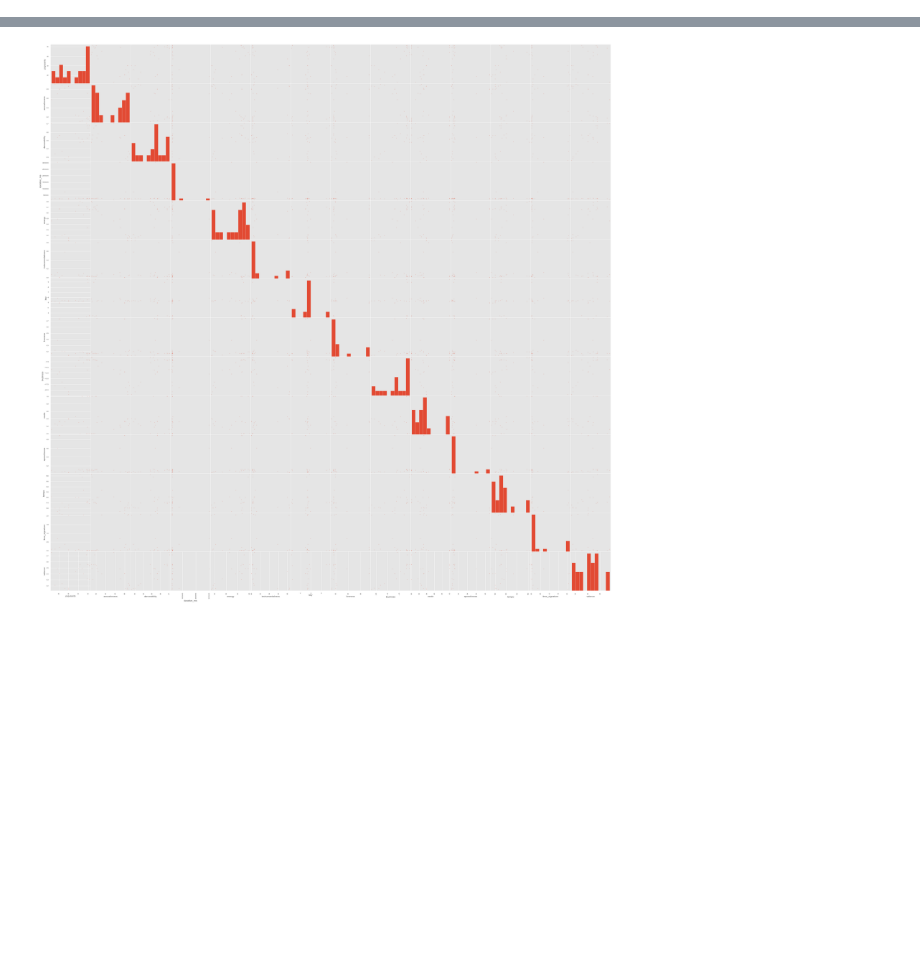
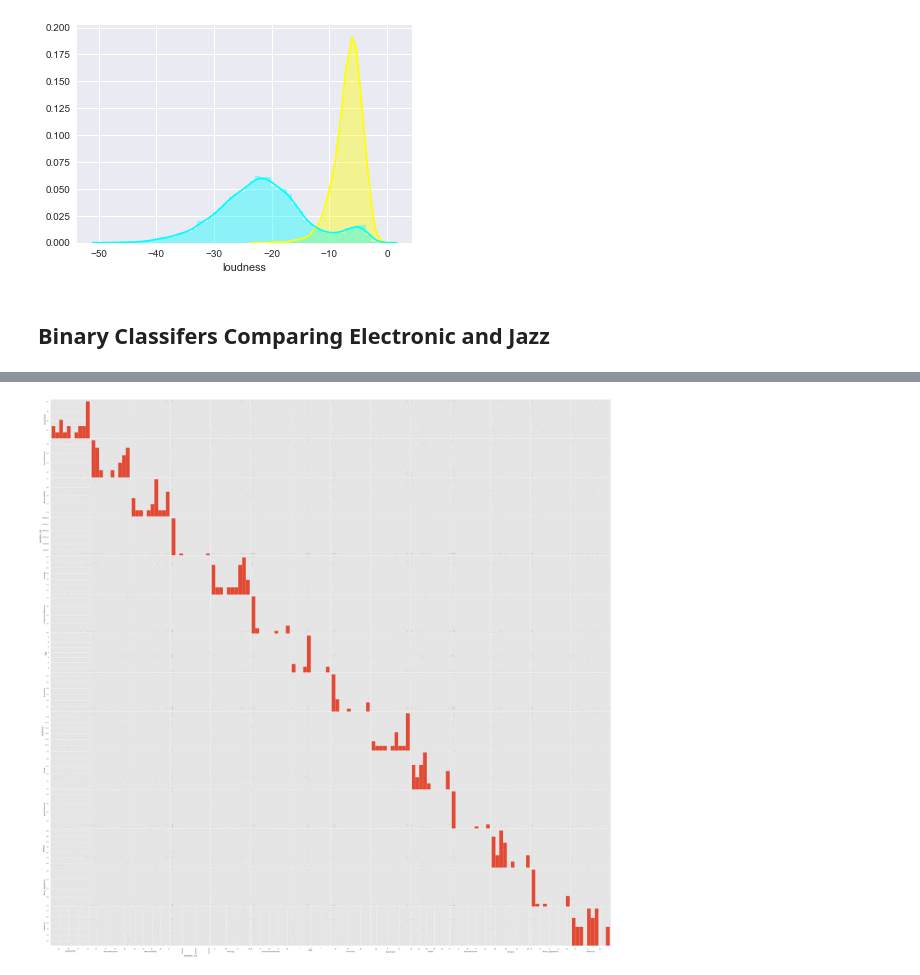
Before and after one commit to RucksP/Spotify-Genre-Prediction, a Jupyter notebook: Spotify Prediction Algorithm.ipynb, the cells around one changed output, grey strips where cells are left out. Saved outputs shown, nothing was run; the diff lists cells and outputs as text; code cells hidden in the pictures; blank space fills up the shorter version.

```diff
--- a/Spotify Prediction Algorithm.ipynb
+++ b/Spotify Prediction Algorithm.ipynb
@@ -95,0 +260,8 @@ Name: genre, Length: 232725, dtype: object
+# %%
+ax = sns.distplot(rap['loudness'], color = 'yellow')
+ax2 = sns.distplot(classic['loudness'], color = 'cyan')
+plt.show()
+# %% [output]
+[figure, added]
+# %% [markdown]
+## Binary Classifers Comparing Electronic and Jazz
```
Also changed, not shown: parts of 34 cells of this notebook, 2 other files.
